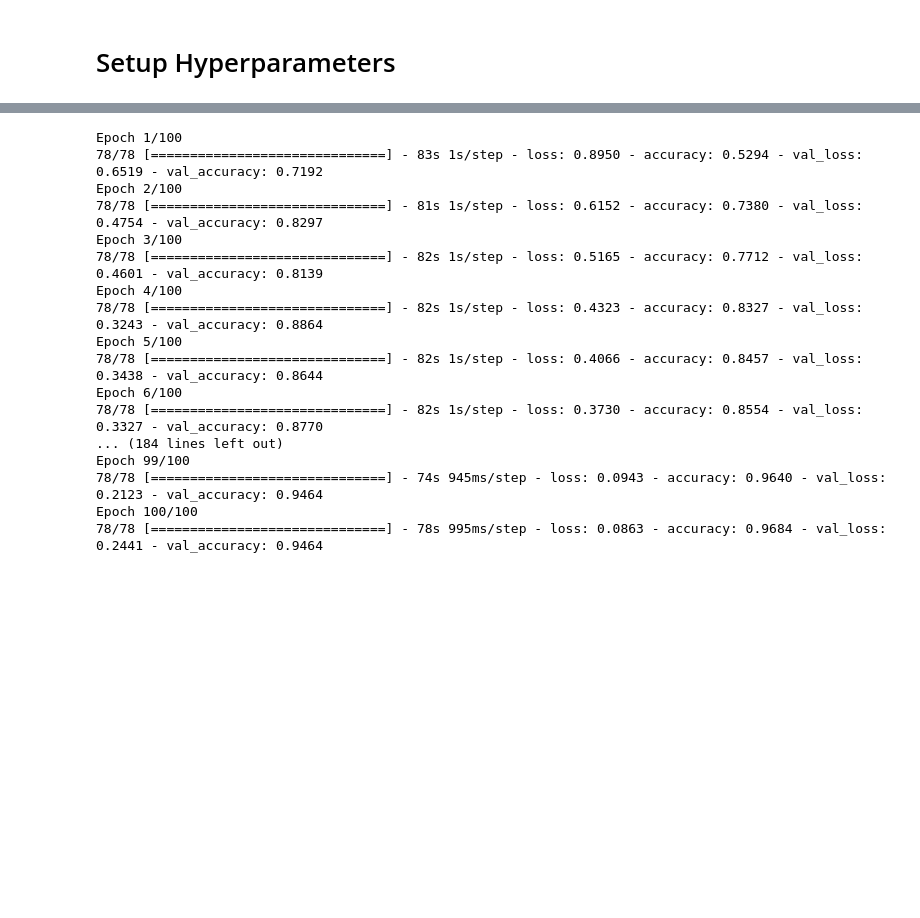
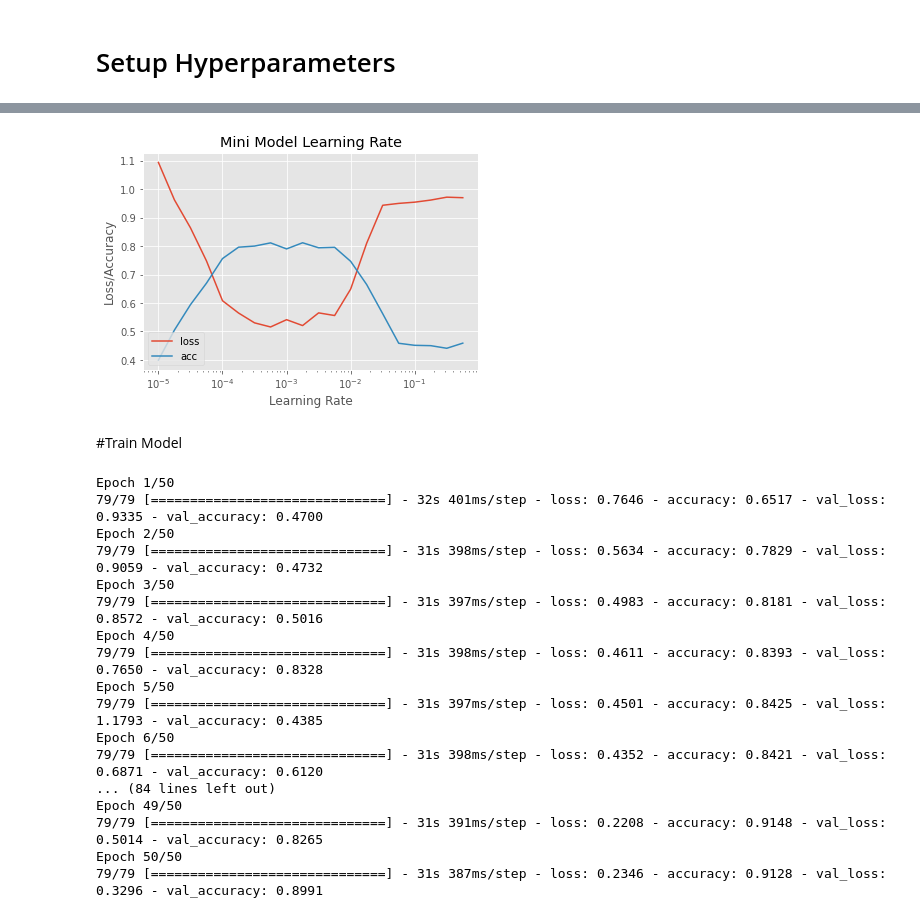
Before and after one commit to Rajsoni03/Coro_Net_Implementation, a Jupyter notebook: Mini_Model.ipynb, the cells around one changed output, grey strips where cells are left out. Cells and saved outputs as stored; diff of their text form; code cells hidden in the pictures; blank space fills up the shorter version.

```diff
--- a/Mini_Model.ipynb
+++ b/Mini_Model.ipynb
@@ -257,0 +167,7 @@ decay = LR / Epochs
+# %%
+# train the model
+Mini_H = model.fit_generator(train_data_gen,
+                             validation_data=val_data_gen,
+                             epochs=Epochs,
+                             callbacks=[lr_schedule]
+                             )
@@ -257,0 +196,14 @@ decay = LR / Epochs
+# %%
+plt.style.use("ggplot")
+plt.figure()
+plt.semilogx(Mini_H.history["lr"], Mini_H.history["loss"], label="loss")
+plt.semilogx(Mini_H.history["lr"], Mini_H.history["accuracy"], label="acc")
+plt.title('Mini Model Learning Rate')
+plt.xlabel('Learning Rate')
+plt.ylabel('Loss/Accuracy')
+plt.legend(loc="lower left")
+plt.show()
+# %% [output]
+[figure, added]
+# %% [markdown]
+#Train Model
@@ -264,26 +246,24 @@ model.compile(loss="categorical_crossentropy", optimizer='Adam', metrics=["accur
 # %%
 # train the model
-Mini_H = model.fit_generator(train_data_gen,
-                             steps_per_epoch=2501//BS,
+Mini_H_train = model.fit_generator(train_data_gen,
+                             validation_data=val_data_gen,
                              epochs=Epochs,
-                             validation_data=val_data_gen,
-                            #  callbacks=[LearningRateScheduler(lr_time_based_decay, verbose=1)]
                              )
 # %% [output]
-Epoch 1/100
-78/78 [==============================] - 83s 1s/step - loss: 0.8950 - accuracy: 0.5294 - val_loss: 0.6519 - val_accuracy: 0.7192
-Epoch 2/100
-78/78 [==============================] - 81s 1s/step - loss: 0.6152 - accuracy: 0.7380 - val_loss: 0.4754 - val_accuracy: 0.8297
-Epoch 3/100
-78/78 [==============================] - 82s 1s/step - loss: 0.5165 - accuracy: 0.7712 - val_loss: 0.4601 - val_accuracy: 0.8139
-Epoch 4/100
-78/78 [==============================] - 82s 1s/step - loss: 0.4323 - accuracy: 0.8327 - val_loss: 0.3243 - val_accuracy: 0.8864
-Epoch 5/100
-78/78 [==============================] - 82s 1s/step - loss: 0.4066 - accuracy: 0.8457 - val_loss: 0.3438 - val_accuracy: 0.8644
-Epoch 6/100
-78/78 [==============================] - 82s 1s/step - loss: 0.3730 - accuracy: 0.8554 - val_loss: 0.3327 - val_accuracy: 0.8770
-... (184 lines left out)
-Epoch 99/100
-78/78 [==============================] - 74s 945ms/step - loss: 0.0943 - accuracy: 0.9640 - val_loss: 0.2123 - val_accuracy: 0.9464
-Epoch 100/100
-78/78 [==============================] - 78s 995ms/step - loss: 0.0863 - accuracy: 0.9684 - val_loss: 0.2441 - val_accuracy: 0.9464
+Epoch 1/50
+79/79 [==============================] - 32s 401ms/step - loss: 0.7646 - accuracy: 0.6517 - val_loss: 0.9335 - val_accuracy: 0.4700
+Epoch 2/50
+79/79 [==============================] - 31s 398ms/step - loss: 0.5634 - accuracy: 0.7829 - val_loss: 0.9059 - val_accuracy: 0.4732
+Epoch 3/50
+79/79 [==============================] - 31s 397ms/step - loss: 0.4983 - accuracy: 0.8181 - val_loss: 0.8572 - val_accuracy: 0.5016
+Epoch 4/50
+79/79 [==============================] - 31s 398ms/step - loss: 0.4611 - accuracy: 0.8393 - val_loss: 0.7650 - val_accuracy: 0.8328
+Epoch 5/50
+79/79 [==============================] - 31s 397ms/step - loss: 0.4501 - accuracy: 0.8425 - val_loss: 1.1793 - val_accuracy: 0.4385
+Epoch 6/50
+79/79 [==============================] - 31s 398ms/step - loss: 0.4352 - accuracy: 0.8421 - val_loss: 0.6871 - val_accuracy: 0.6120
+... (84 lines left out)
+Epoch 49/50
+79/79 [==============================] - 31s 391ms/step - loss: 0.2208 - accuracy: 0.9148 - val_loss: 0.5014 - val_accuracy: 0.8265
+Epoch 50/50
+79/79 [==============================] - 31s 387ms/step - loss: 0.2346 - accuracy: 0.9128 - val_loss: 0.3296 - val_accuracy: 0.8991
```
Also changed, not shown: parts of 39 cells of this notebook.
